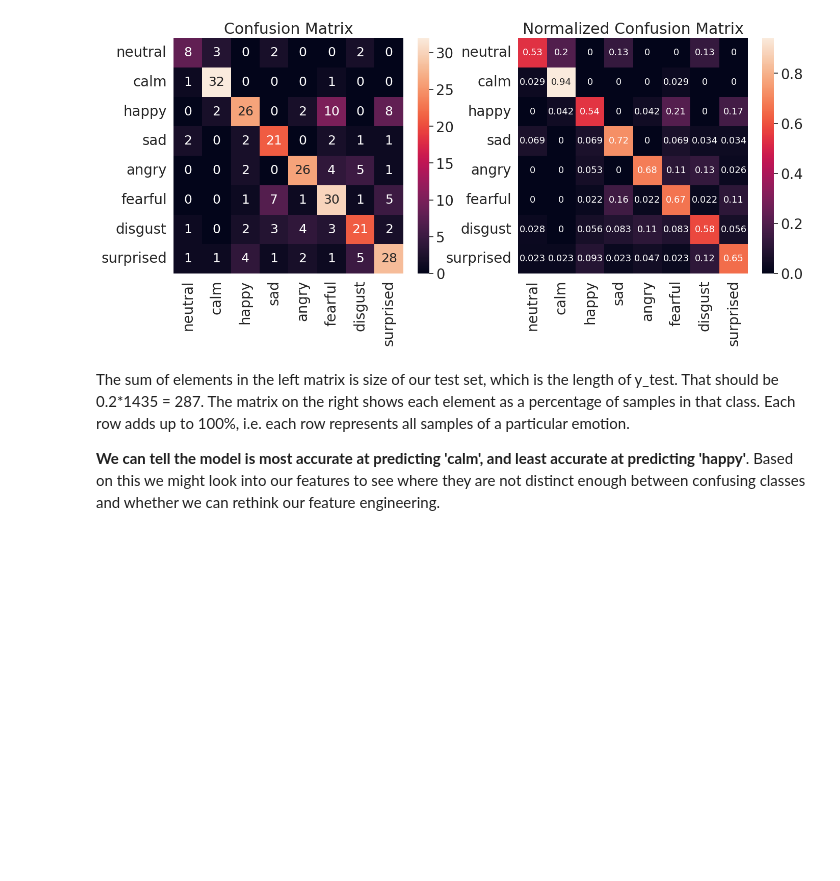
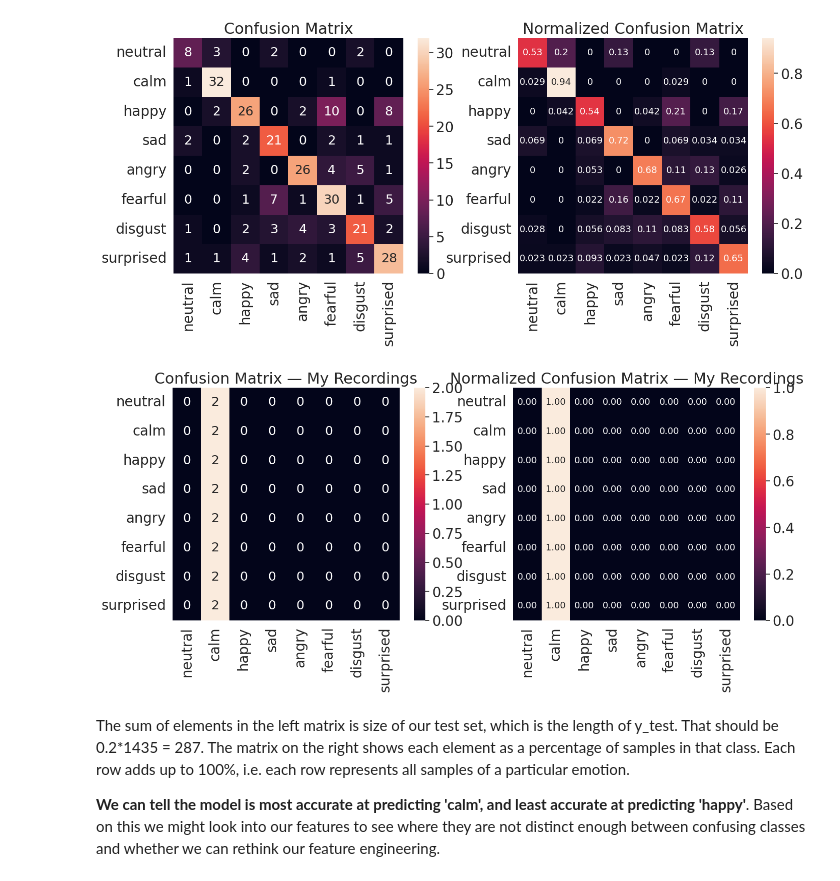
Before and after one commit to WilliamQ28/Week4-NeuralNetworks, a Jupyter notebook: Week4__Neural_Networks.ipynb, the cells around one changed output. Saved outputs shown, nothing was run; the diff lists cells and outputs as text; code cells hidden in the pictures; blank space fills up the shorter version.

```diff
--- a/Week4__Neural_Networks.ipynb
+++ b/Week4__Neural_Networks.ipynb
@@ -721,6 +721,41 @@ sn.heatmap(confmatrix_df_norm, annot=True, annot_kws={"size": 13}) #annot_kws is
 plt.show()
 # %% [output]
 [figure]
+# %%
+from sklearn.metrics import confusion_matrix, classification_report
+import pandas as pd
+import seaborn as sn
+import matplotlib.pyplot as plt
+
+# Predict on your recordings
+my_preds = model.predict(my_features)
+
+# Use the same label order as your other plot
+emotion_list = ['neutral','calm','happy','sad','angry','fearful','disgust','surprised']
+emotion_name = [e for e in emotion_list]  # just a copy for display
+
+# Build confusion matrices (raw counts and normalized by true class)
+cm_my = confusion_matrix(my_emotions, my_preds, labels=emotion_list)
+cm_my_norm = confusion_matrix(my_emotions, my_preds, labels=emotion_list, normalize='true')
+
+# DataFrames for seaborn
+cm_df_my = pd.DataFrame(cm_my, index=emotion_name, columns=emotion_name)
+cm_df_my_norm = pd.DataFrame(cm_my_norm, index=emotion_name, columns=emotion_name)
+
+# Plot
+plt.figure(figsize=(16,6))
+sn.set(font_scale=1.8)
+
+plt.subplot(1,2,1)
+plt.title('Confusion Matrix — My Recordings')
+sn.heatmap(cm_df_my, annot=True, annot_kws={'size':18}, fmt='g')
+
+plt.subplot(1,2,2)
+plt.title('Normalized Confusion Matrix — My Recordings')
+sn.heatmap(cm_df_my_norm, annot=True, annot_kws={'size':13}, fmt='.2f')
+plt.show()
+# %% [output]
+[figure, added]
 # %% [markdown]
 The sum of elements in the left matrix is size of our test set, which is the length of y_test. That should be 0.2*1435 = 287. The matrix on the right shows each element as a percentage of samples in that class. Each row adds up to 100%, i.e. each row represents all samples of a particular emotion.
 
```
Also changed, not shown: parts of 4 cells of this notebook.
